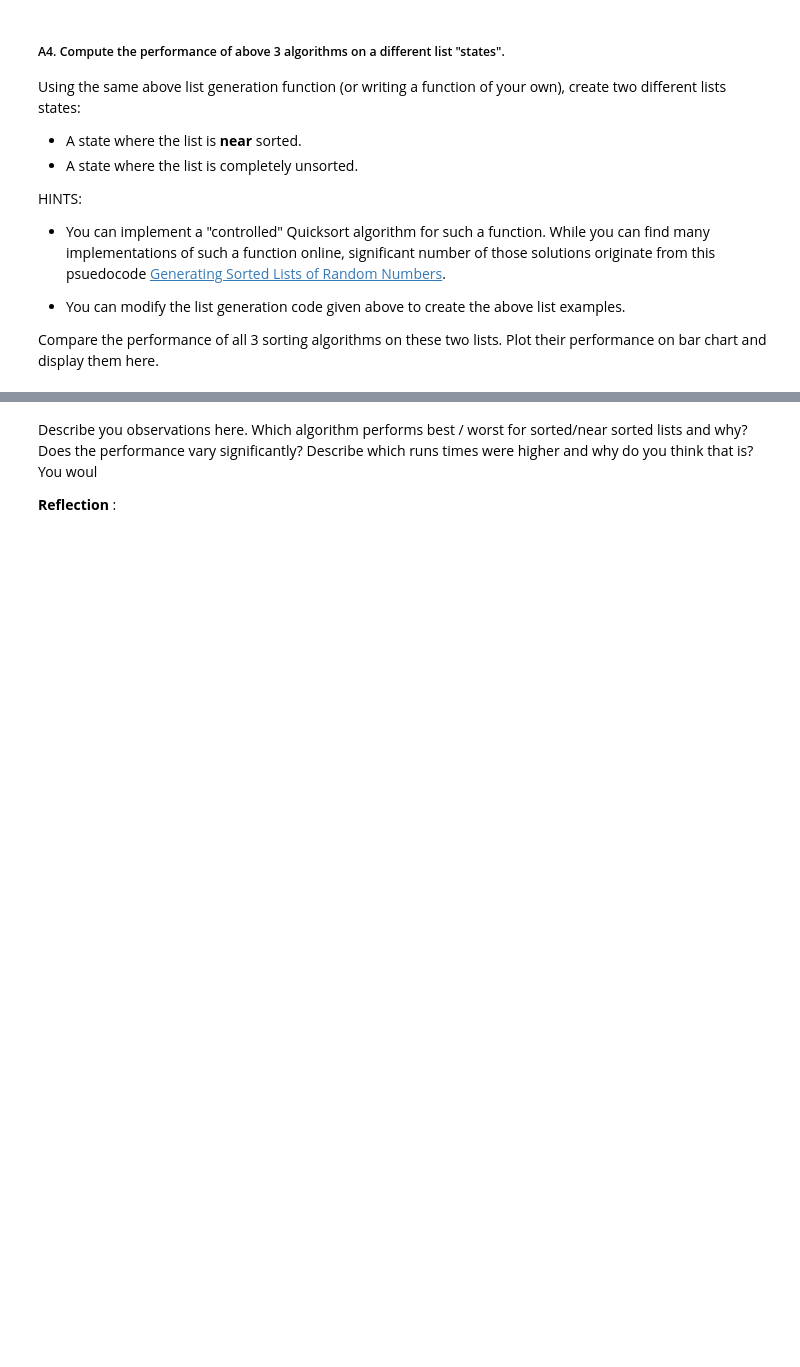
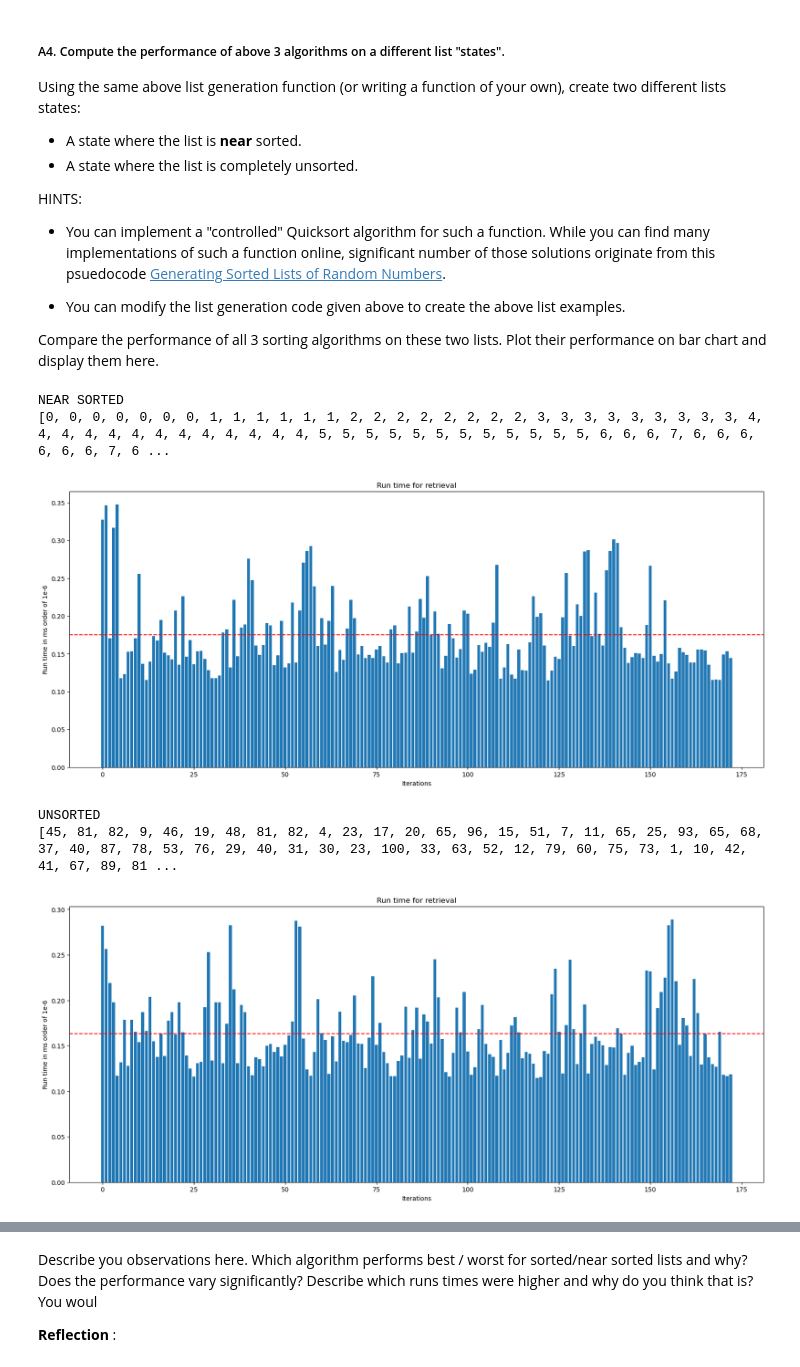
Before and after one commit to saboorah/CS2XC3, a Jupyter notebook: Lab_II.ipynb, the cells around one changed output, grey strips where cells are left out. Cells and saved outputs as stored; diff of their text form; code cells hidden in the pictures; blank space fills up the shorter version.

```diff
--- a/Lab_II.ipynb
+++ b/Lab_II.ipynb
@@ -155,7 +155,7 @@ def draw_plot(run_arr):
     fig=plt.figure(figsize=(20,8))
     plt.bar(x,run_arr)
 
-    plt.yscale("log")
+    #plt.yscale("log")
 
     plt.axhline(np.mean(run_arr),color="red",linestyle="--",label="Avg")
     plt.xlabel("Iterations")
@@ -368,3 +366,54 @@ def quick_sort(my_list, k=None):
+# %%
+### Selection sort experiment code goes here
+
+
+##
+near_sorted = create_custom_list(1000,100)
+
+near_sorted = quick_sort(near_sorted,150)
+
+
+unsorted = create_custom_list(1000,100)
+
+
+
+
+###################
+runs = random.randint(76,500)
+run_times1= []
+run_times2= []
+#l = create_custom_list(77,100)
+print("NEAR SORTED")
+print(near_sorted)
+
+for i in range(runs):
+    list2 = SelectionSort(near_sorted)
+    start = timeit.default_timer()
+    found = list2.get_sorted()
+    stop = timeit.default_timer()
+    run_times1.append(stop-start)
+
+draw_plot(run_times1)
+
+print("UNSORTED")
+print(unsorted)
+
+for j in range(runs):
+    list3 = SelectionSort(unsorted)
+    start2 = timeit.default_timer()
+    found2 = list3.get_sorted()
+    stop2 = timeit.default_timer()
+    run_times2.append(stop2-start2)
+
+
+draw_plot(run_times2)
+# %% [output]
+NEAR SORTED
+[0, 0, 0, 0, 0, 0, 0, 1, 1, 1, 1, 1, 1, 2, 2, 2, 2, 2, 2, 2, 2, 3, 3, 3, 3, 3, 3, 3, 3, 3, 4, 4, 4, 4, 4, 4, 4, 4, 4, 4, 4, 4, 4, 5, 5, 5, 5, 5, 5, 5, 5, 5, 5, 5, 5, 6, 6, 6, 7, 6, 6, 6, 6, 6, 6, 7, 6 ...
+[figure, added]
+UNSORTED
+[45, 81, 82, 9, 46, 19, 48, 81, 82, 4, 23, 17, 20, 65, 96, 15, 51, 7, 11, 65, 25, 93, 65, 68, 37, 40, 87, 78, 53, 76, 29, 40, 31, 30, 23, 100, 33, 63, 52, 12, 79, 60, 75, 73, 1, 10, 42, 41, 67, 89, 81 ...
+[figure, added]
 # %%
 ### Insertion sort experiment code goes here
 
```
Also changed, not shown: parts of 15 cells of this notebook.
